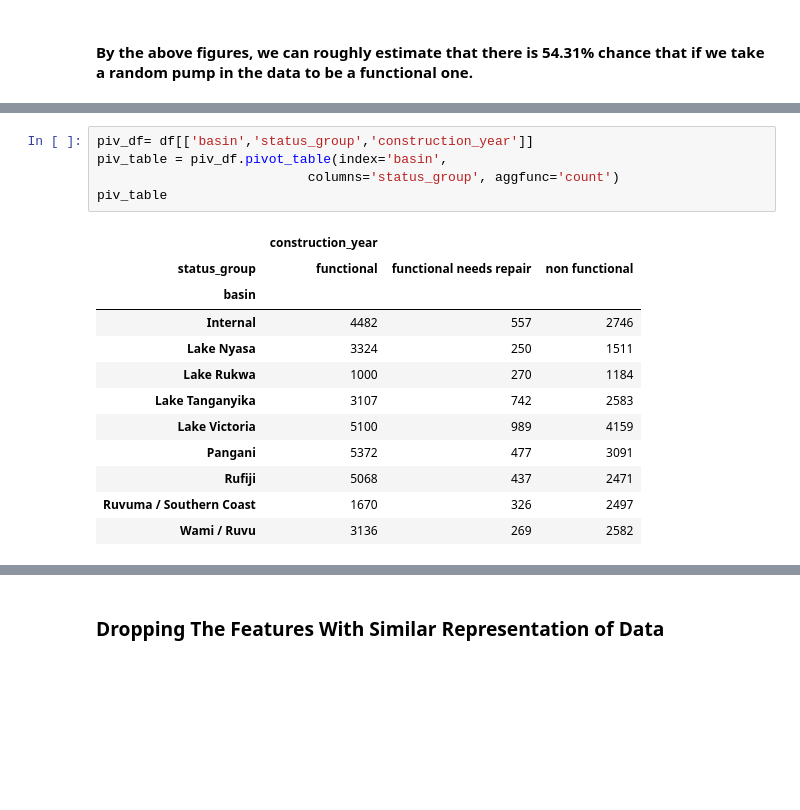
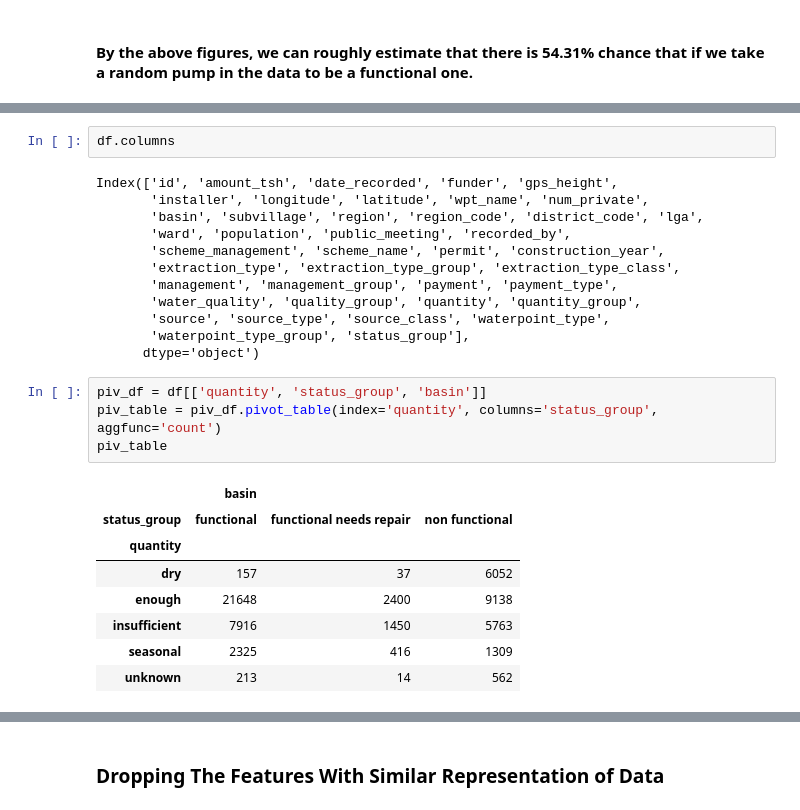
Before and after one commit to atalebizadeh/DS-Career-Track, a Jupyter notebook: Capstone Project 1/Water Pumps/Water Pumps - EDA - Cleaned.ipynb, the cells around one changed output, grey strips where cells are left out. Saved outputs shown, nothing was run; the diff lists cells and outputs as text; blank space fills up the shorter version.

```diff
--- a/Capstone Project 1/Water Pumps/Water Pumps - EDA - Cleaned.ipynb
+++ b/Capstone Project 1/Water Pumps/Water Pumps - EDA - Cleaned.ipynb
@@ -112,18 +203,27 @@ sns.countplot(x=df['status_group'], data=df, palette="Set2");
+# %%
+df.columns
+# %% [output]
+Index(['id', 'amount_tsh', 'date_recorded', 'funder', 'gps_height',
+       'installer', 'longitude', 'latitude', 'wpt_name', 'num_private',
+       'basin', 'subvillage', 'region', 'region_code', 'district_code', 'lga',
+       'ward', 'population', 'public_meeting', 'recorded_by',
+       'scheme_management', 'scheme_name', 'permit', 'construction_year',
+       'extraction_type', 'extraction_type_group', 'extraction_type_class',
+       'management', 'management_group', 'payment', 'payment_type',
+       'water_quality', 'quality_group', 'quantity', 'quantity_group',
+       'source', 'source_type', 'source_class', 'waterpoint_type',
+       'waterpoint_type_group', 'status_group'],
+      dtype='object')
 # %%
-piv_df= df[['basin','status_group','construction_year']]
-piv_table = piv_df.pivot_table(index='basin',
-                           columns='status_group', aggfunc='count')
+piv_df = df[['quantity', 'status_group', 'basin']]
+piv_table = piv_df.pivot_table(index='quantity', columns='status_group', aggfunc='count')
 piv_table
 # %% [output]
-|  | construction_year |  |  |
+|  | basin |  |  |
 | status_group | functional | functional needs repair | non functional |
-| basin |  |  |  |
-| Internal | 4482 | 557 | 2746 |
-| Lake Nyasa | 3324 | 250 | 1511 |
-| Lake Rukwa | 1000 | 270 | 1184 |
-| Lake Tanganyika | 3107 | 742 | 2583 |
-| Lake Victoria | 5100 | 989 | 4159 |
-| Pangani | 5372 | 477 | 3091 |
-| Rufiji | 5068 | 437 | 2471 |
-| Ruvuma / Southern Coast | 1670 | 326 | 2497 |
-| Wami / Ruvu | 3136 | 269 | 2582 |
+| quantity |  |  |  |
+| dry | 157 | 37 | 6052 |
+| enough | 21648 | 2400 | 9138 |
+| insufficient | 7916 | 1450 | 5763 |
+| seasonal | 2325 | 416 | 1309 |
+| unknown | 213 | 14 | 562 |
```
Also changed, not shown: parts of 27 cells of this notebook.
